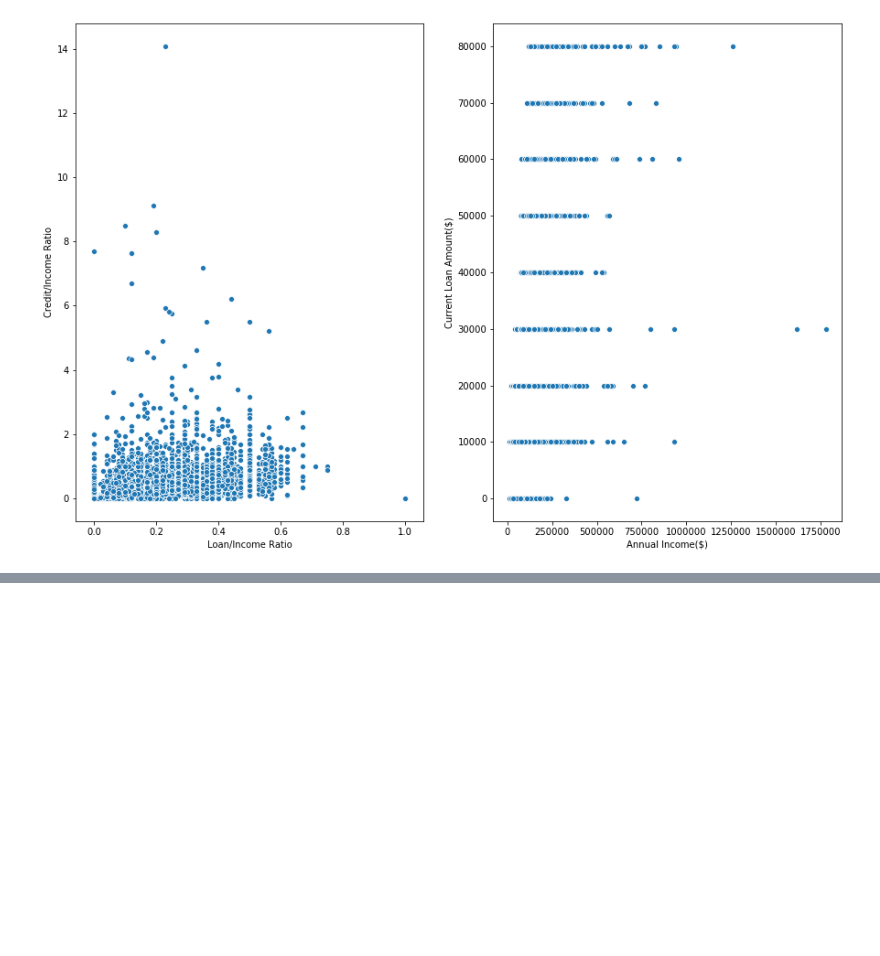
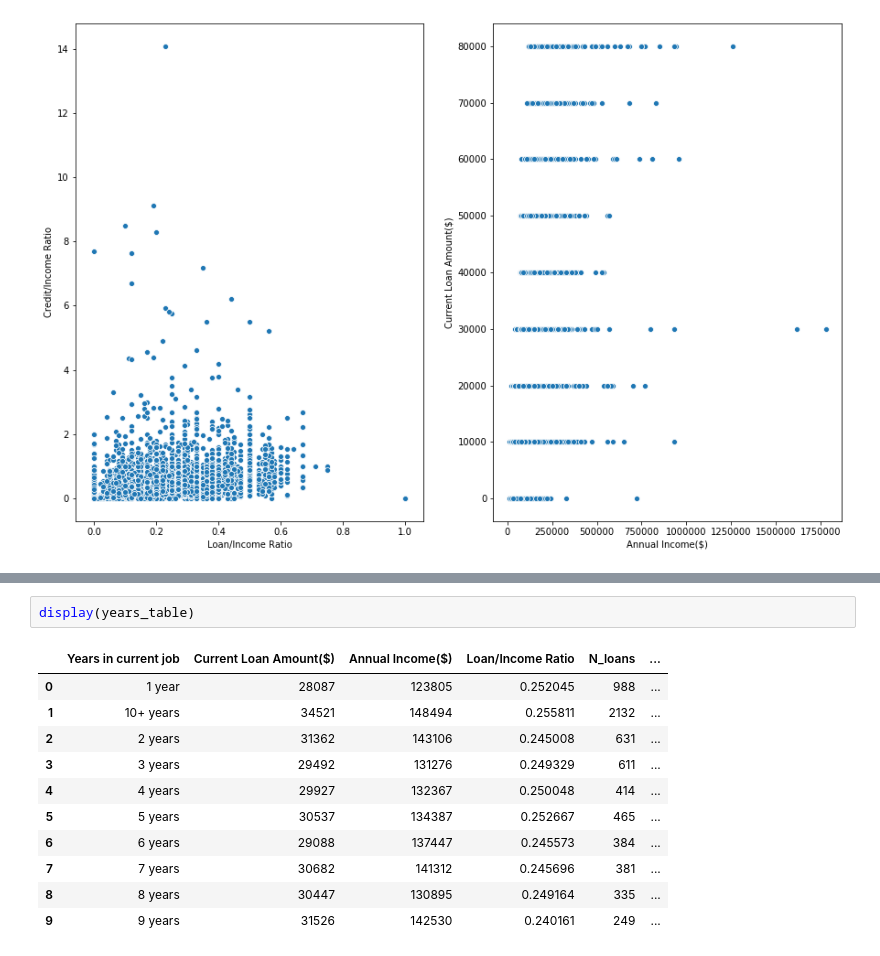
Before and after one commit to Diegon8/Banking-product-, a Jupyter notebook: Story_telling.ipynb, the cells around one changed output, grey strips where cells are left out. Drawn from its saved outputs; the diff is of its cells as text; blank space fills up the shorter version.

```diff
--- a/Story_telling.ipynb
+++ b/Story_telling.ipynb
@@ -126,3 +132,17 @@ small_business             850000.0
 vacation                    80000.0
 wedding                    170000.0
 Name: Current Loan Amount($), dtype: float64
+# %%
+display(years_table)
+# %% [output]
+|  | Years in current job | Current Loan Amount($) | Annual Income($) | Loan/Income Ratio | N_loans | ... |
+| 0 | 1 year | 28087 | 123805 | 0.252045 | 988 | ... |
+| 1 | 10+ years | 34521 | 148494 | 0.255811 | 2132 | ... |
+| 2 | 2 years | 31362 | 143106 | 0.245008 | 631 | ... |
+| 3 | 3 years | 29492 | 131276 | 0.249329 | 611 | ... |
+| 4 | 4 years | 29927 | 132367 | 0.250048 | 414 | ... |
+| 5 | 5 years | 30537 | 134387 | 0.252667 | 465 | ... |
+| 6 | 6 years | 29088 | 137447 | 0.245573 | 384 | ... |
+| 7 | 7 years | 30682 | 141312 | 0.245696 | 381 | ... |
+| 8 | 8 years | 30447 | 130895 | 0.249164 | 335 | ... |
+| 9 | 9 years | 31526 | 142530 | 0.240161 | 249 | ... |
```
Also changed, not shown: parts of 5 cells of this notebook, 1 other file.
